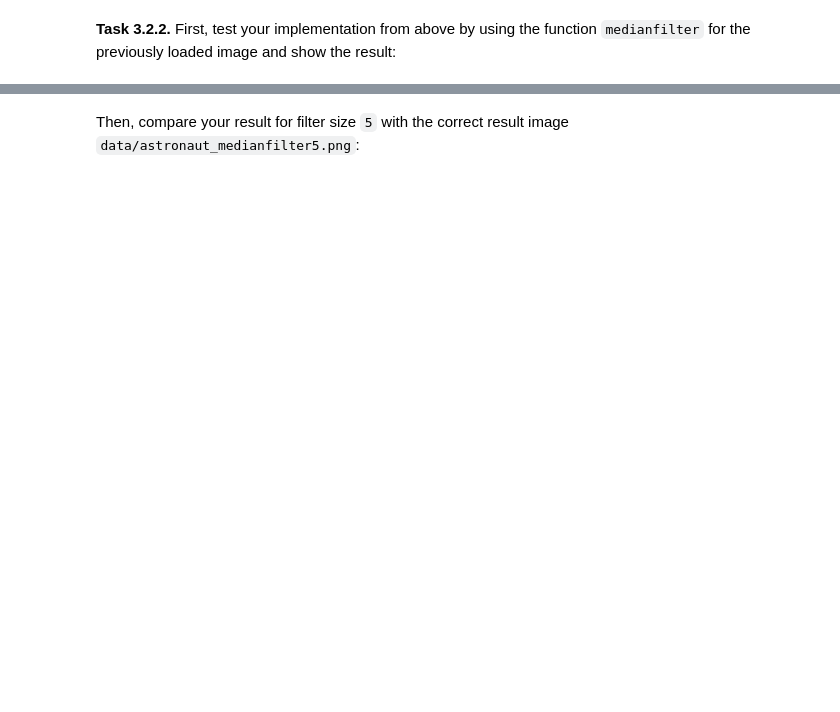
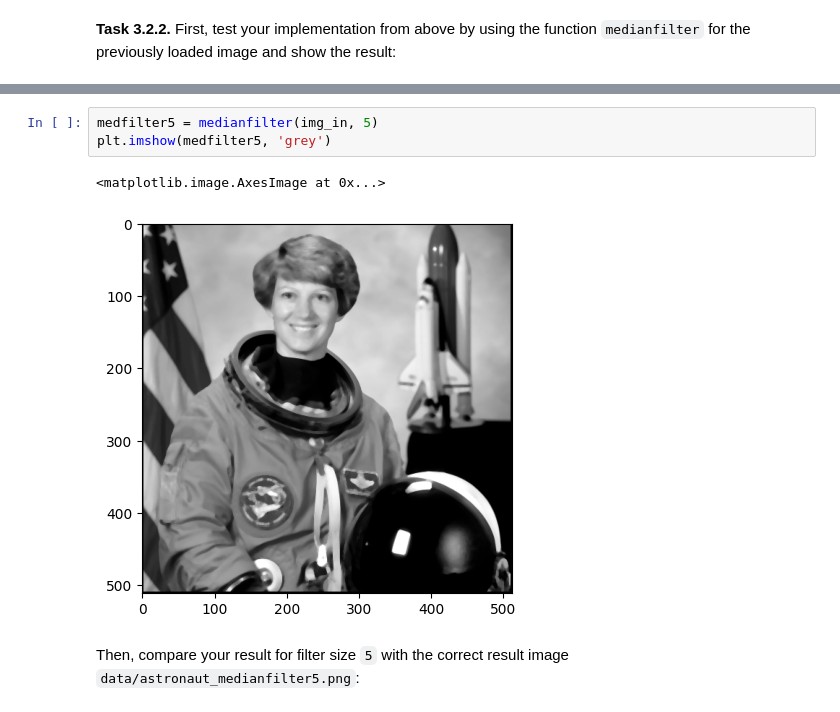
Before and after one commit to MichgibtEsnicht/mobi-fs3-python, a Jupyter notebook: task3.ipynb, the cells around one changed output, grey strips where cells are left out. Cells and saved outputs as stored; diff of their text form; blank space fills up the shorter version.

```diff
--- a/task3.ipynb
+++ b/task3.ipynb
@@ -86,2 +108,8 @@ def medianfilter(img_in, size):
+# %%
+medfilter5 = medianfilter(img_in, 5)
+plt.imshow(medfilter5, 'grey')
+# %% [output]
+<matplotlib.image.AxesImage at 0x...>
+[figure, added]
 # %% [markdown]
 Then, compare your result for filter size `5` with the correct result image `data/astronaut_medianfilter5.png`:
```
Also changed, not shown: parts of 19 cells of this notebook.
